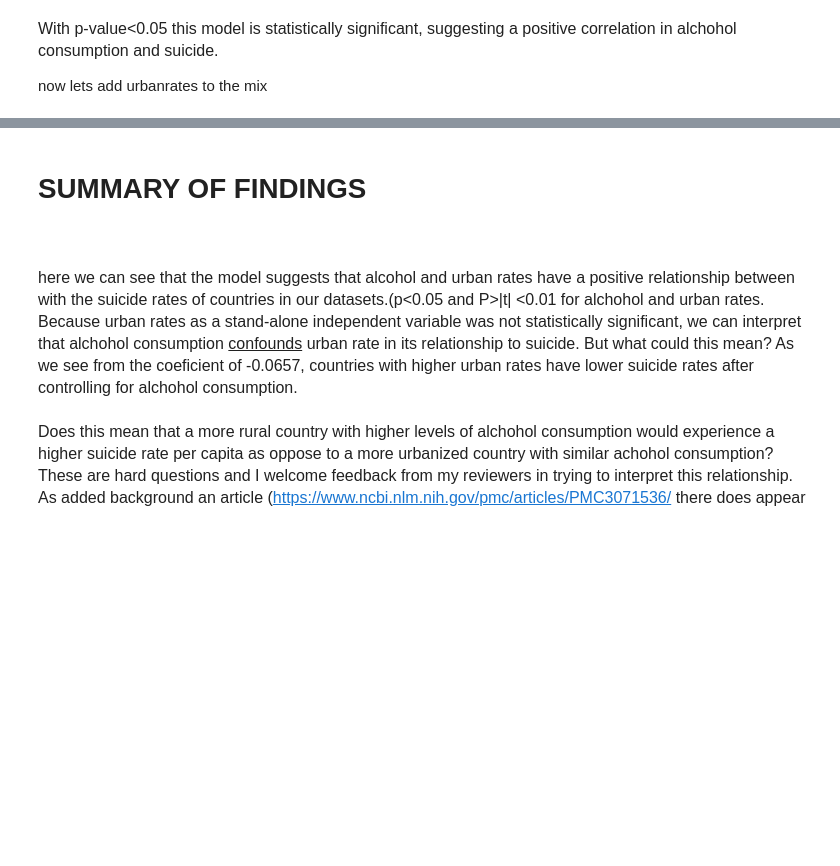
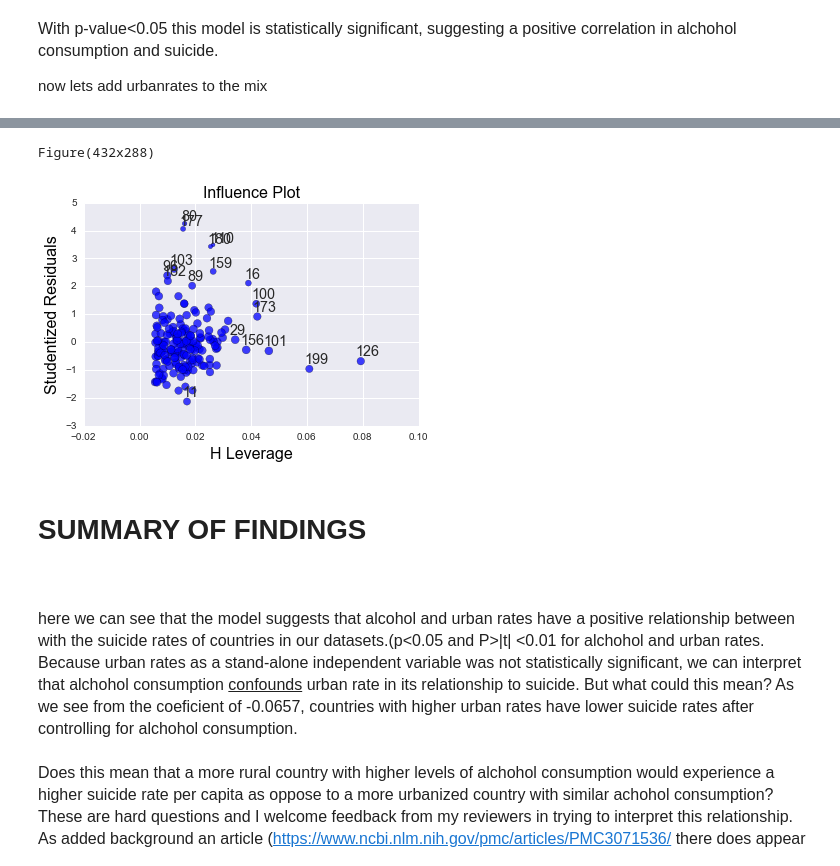
Before and after one commit to xijianlim/Coursera-WesleyanUni-regression_modelling, a Jupyter notebook: week3 assignment.ipynb, the cells around one changed output, grey strips where cells are left out. Cells and saved outputs as stored; diff of their text form; code cells hidden in the pictures; blank space fills up the shorter version.

```diff
--- a/week3 assignment.ipynb
+++ b/week3 assignment.ipynb
@@ -265,3 +284,12 @@ plt.ylabel('alchohol consumption')
+# %%
+# leverage plot
+
+#used to find outliers that are unduly influencing the model
+fig3=sm.graphics.influence_plot(reg5, size=4)
+print(fig3)
+# %% [output]
+Figure(432x288)
+[figure, added]
 # %% [markdown]
 # SUMMARY OF FINDINGS
 <br>
```
Also changed, not shown: parts of 12 cells of this notebook.
